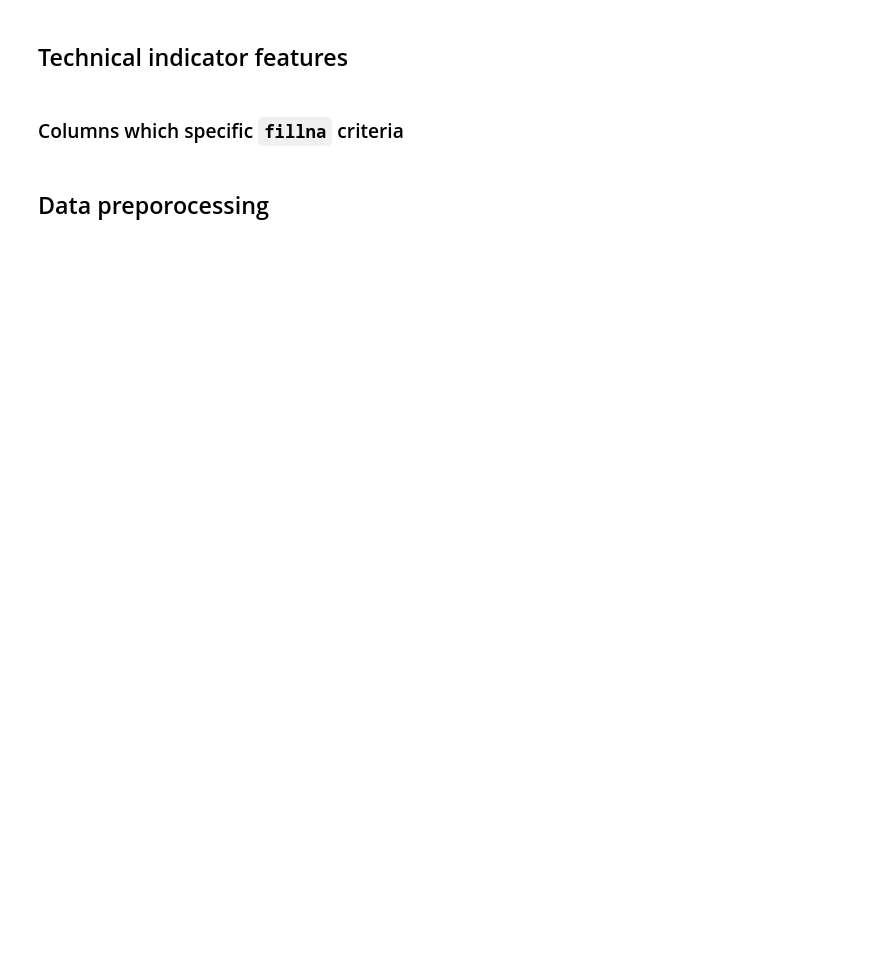
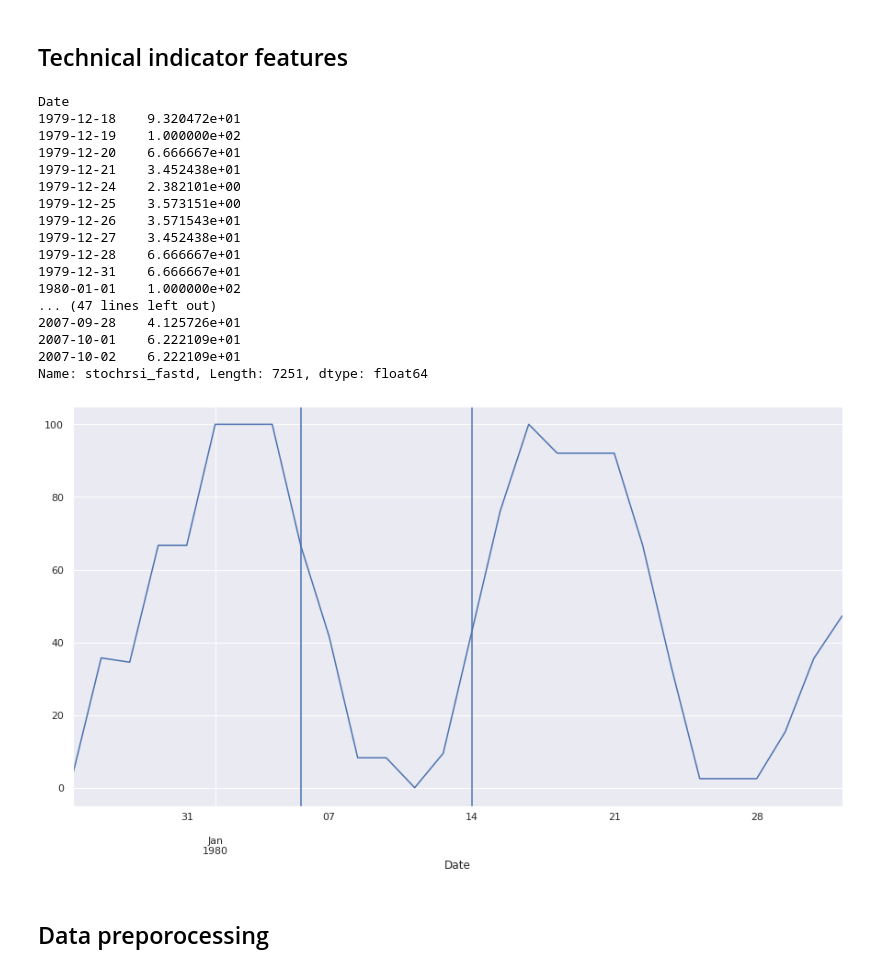
Before and after one commit to jbmoorhouse/gold_returns_predictor, a Jupyter notebook: xauusd_analysis.ipynb, the cells around one changed output. Cells and saved outputs as stored; diff of their text form; code cells hidden in the pictures; blank space fills up the shorter version.

Commit message:
Added stoch rsi strategy

```diff
--- a/xauusd_analysis.ipynb
+++ b/xauusd_analysis.ipynb
@@ -135,5 +130,3 @@ for ratio, df in xau_df_dict.items():
         else:
             for f, r in zip(indicator_type, result):
                 df["{}_{}".format(indicator.lower(), f)] = r
-# %% [markdown]
-### Columns which specific `fillna` criteria
@@ -146,3 +133,35 @@ for ratio, df in xau_df_dict.items():
+# %%
+df = split_data['X_train']
+
+
+stoch = df['stochrsi_fastd']
+
+
+stoch['1979-12-25': '1980-01-31'].plot()
+plt.axvline("1980-01-04")
+down = (stoch < 80) & (stoch.shift(1) > 80)
+up = (stoch > 20) & (stoch.shift(1) < 20 )
+plt.axvline('1980-01-14')
+stoch
+# %% [output]
+Date
+1979-12-18    9.320472e+01
+1979-12-19    1.000000e+02
+1979-12-20    6.666667e+01
+1979-12-21    3.452438e+01
+1979-12-24    2.382101e+00
+1979-12-25    3.573151e+00
+1979-12-26    3.571543e+01
+1979-12-27    3.452438e+01
+1979-12-28    6.666667e+01
+1979-12-31    6.666667e+01
+1980-01-01    1.000000e+02
+... (47 lines left out)
+2007-09-28    4.125726e+01
+2007-10-01    6.222109e+01
+2007-10-02    6.222109e+01
+Name: stochrsi_fastd, Length: 7251, dtype: float64
+[figure, added]
 # %% [markdown]
 ## Data preporocessing
 # %%
```
Also changed, not shown: parts of 9 cells of this notebook.
